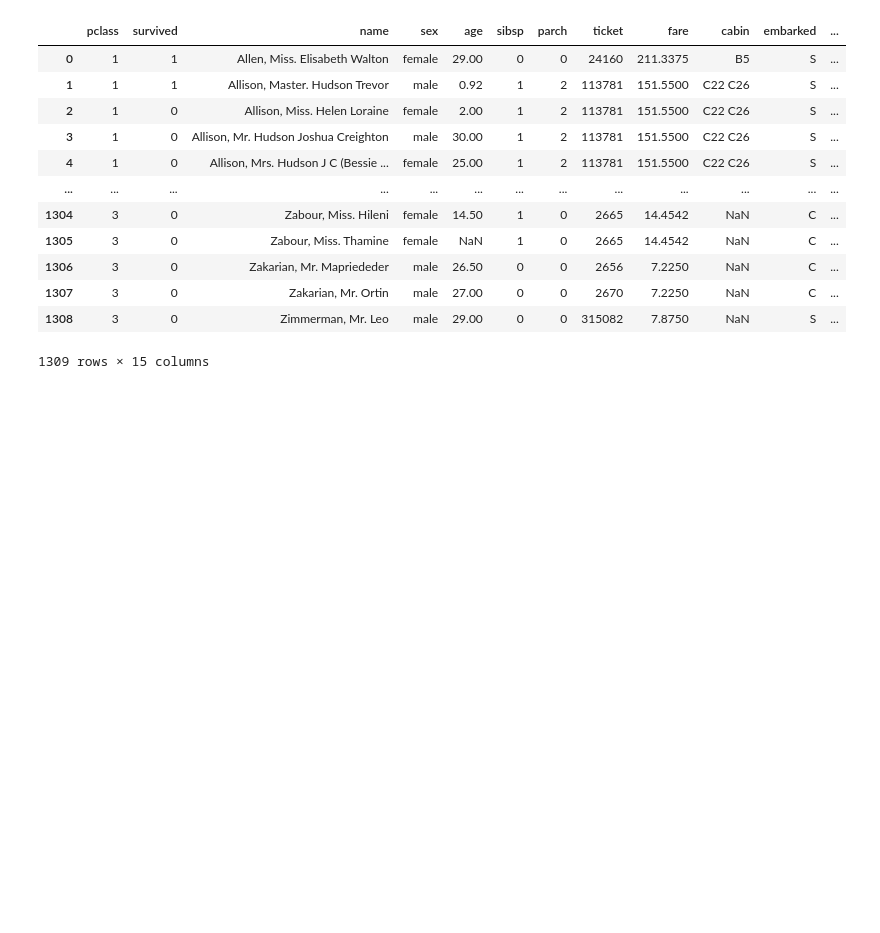
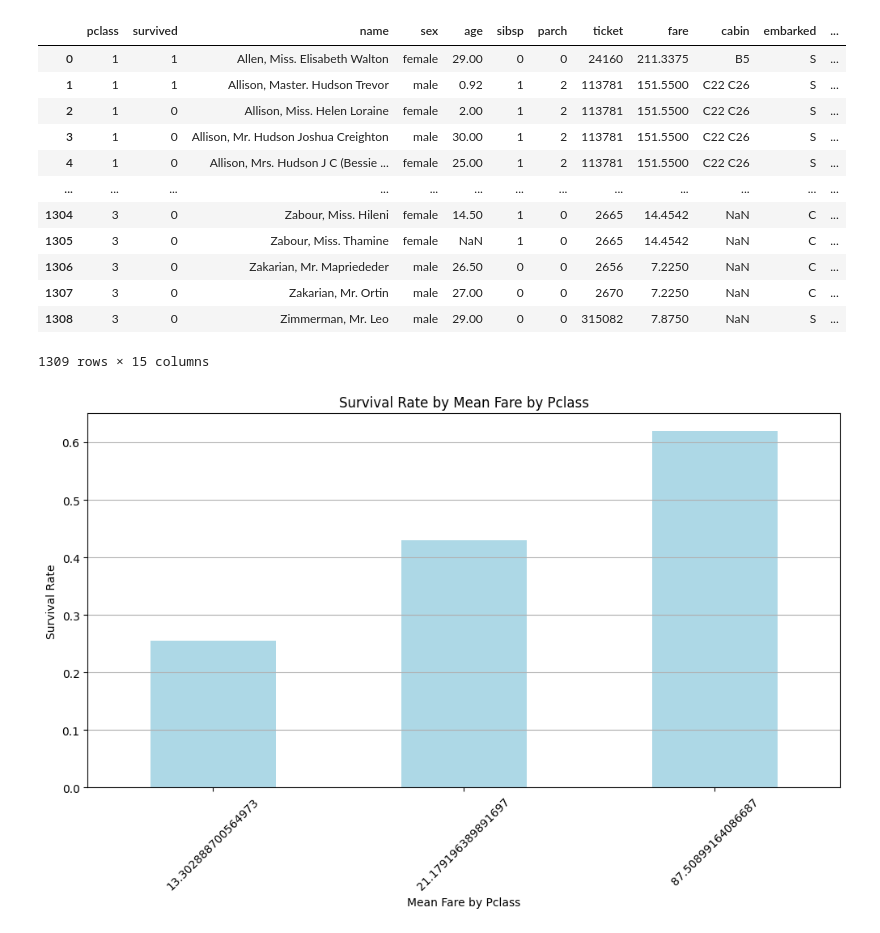
Before and after one commit to windyday0622/windyday, a Jupyter notebook: m3_분석 라이브러리/ 과제_240530.ipynb, the cells around one changed output. Saved outputs shown, nothing was run; the diff lists cells and outputs as text; code cells hidden in the pictures; blank space fills up the shorter version.

```diff
--- a/m3_분석 라이브러리/ 과제_240530.ipynb
+++ b/m3_분석 라이브러리/ 과제_240530.ipynb
@@ -310,3 +328,21 @@ df
 | 1307 | 3 | 0 | Zakarian, Mr. Ortin | male | 27.00 | 0 | 0 | 2670 | 7.2250 | NaN | C | ... |
 | 1308 | 3 | 0 | Zimmerman, Mr. Leo | male | 29.00 | 0 | 0 | 315082 | 7.8750 | NaN | S | ... |
 1309 rows × 15 columns
+# %%
+ # 생존율과 Mean Fare by Pclass 간의 막대그래프 그리기
+
+# 생존율 계산
+survival_rate_by_fare = df.groupby('mean_fare_by_pclass')['survived'].mean()
+
+# 그래프 그리기
+plt.figure(figsize=(12, 6))
+survival_rate_by_fare.plot(kind='bar', color='lightblue')
+plt.title('Survival Rate by Mean Fare by Pclass')
+plt.xlabel('Mean Fare by Pclass')
+plt.ylabel('Survival Rate')
+plt.xticks(rotation=45)
+plt.grid(axis='y')
+
+plt.show()
+# %% [output]
+[figure, added]
```
Also changed, not shown: parts of 1 cell of this notebook.
